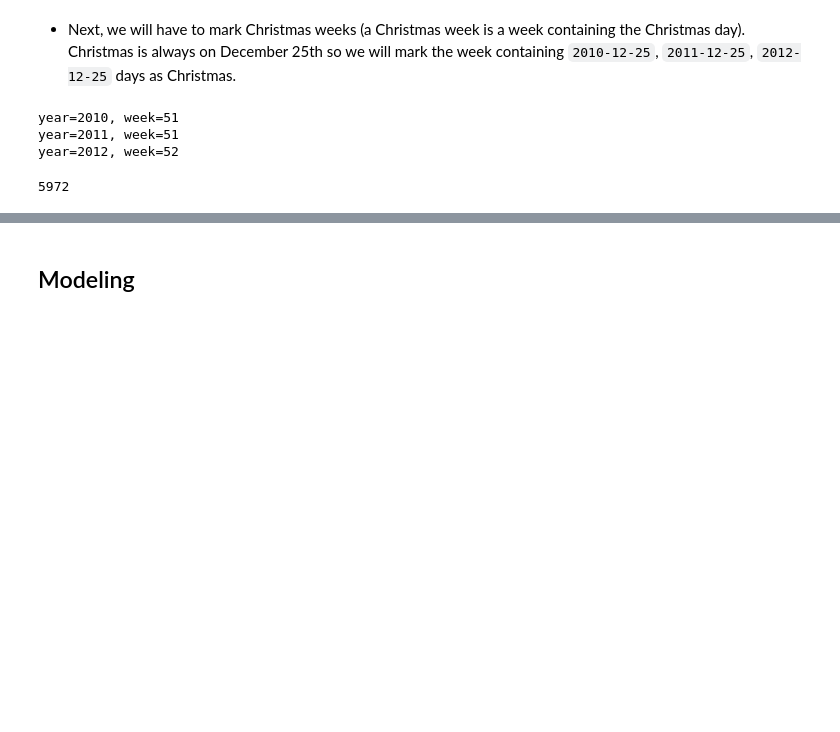
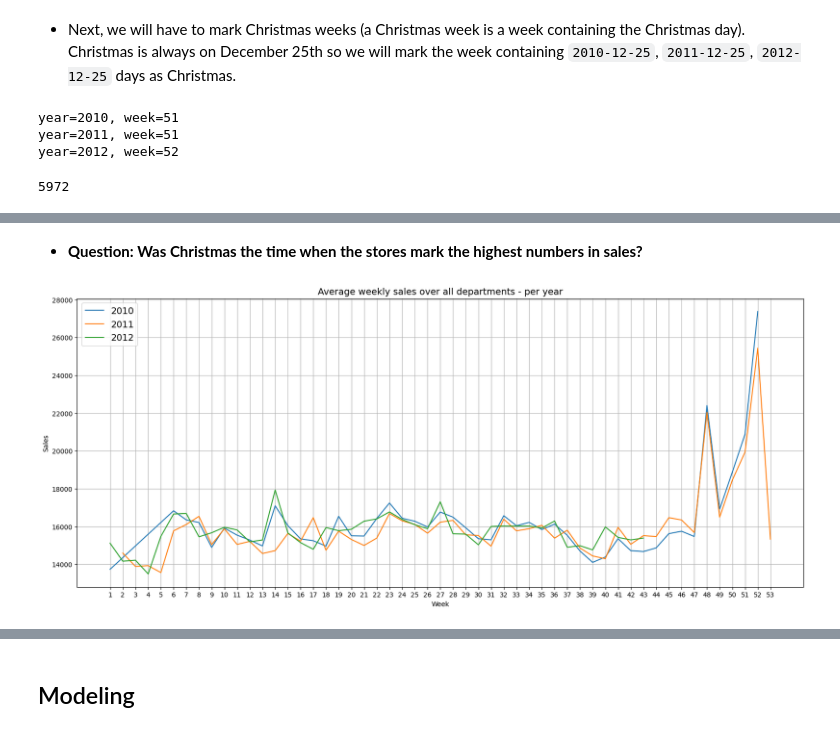
Before and after one commit to hungnd11/msc-business-intelligence, a Jupyter notebook: capstone-project/notebooks/sales_forecasting_spark.ipynb, the cells around one changed output, grey strips where cells are left out. Drawn from its saved outputs; the diff is of its cells as text; code cells hidden in the pictures; blank space fills up the shorter version.

```diff
--- a/capstone-project/notebooks/sales_forecasting_spark.ipynb
+++ b/capstone-project/notebooks/sales_forecasting_spark.ipynb
@@ -212,0 +240,40 @@ train_features.where(col("is_christmas")).count()
+# %% [markdown]
+* **Question: Was Christmas the time when the stores mark the highest numbers in sales?**
+# %%
+weekly_sales = spark.sql(
+  """
+  select year, week,
+         avg(weekly_sales) as mean_sales,
+         percentile_approx(weekly_sales, 0.5) as median_sales
+  from train_features
+  group by year, week
+  order by year, week
+  """
+)
+# %%
+weekly_sales_df = weekly_sales.toPandas()
+# %%
+weekly_sales_df["year"] = weekly_sales_df["year"].astype(np.int32)
+weekly_sales_df["week"] = weekly_sales_df["week"].astype(np.int32)
+# %%
+weekly_sales_2010 = weekly_sales_df[weekly_sales_df["year"] == 2010].sort_values("week")
+weekly_sales_2011 = weekly_sales_df[weekly_sales_df["year"] == 2011].sort_values("week")
+weekly_sales_2012 = weekly_sales_df[weekly_sales_df["year"] == 2012].sort_values("week")
+# %%
+fig = plt.figure(figsize=(20, 8))
+ax = fig.gca()
+
+line_2010, = ax.plot(weekly_sales_2010["week"], weekly_sales_2010["mean_sales"], label="2010")
+line_2011, = ax.plot(weekly_sales_2011["week"], weekly_sales_2011["mean_sales"], label="2011")
+line_2012, = ax.plot(weekly_sales_2012["week"], weekly_sales_2012["mean_sales"], label="2012")
+
+ax.grid()
+ax.set_xticks(np.arange(1, 54))
+ax.legend(handles=[line_2010, line_2011, line_2012], loc="best", fontsize=14)
+ax.set_title("Average weekly sales over all departments - per year", fontsize=14)
+ax.set(xlabel="Week", ylabel="Sales")
+
+plt.savefig("weekly_sales_mean.png")
+plt.show()
+# %% [output]
+[figure, added]
```
Also changed, not shown: parts of 50 cells of this notebook, 2 other files.
